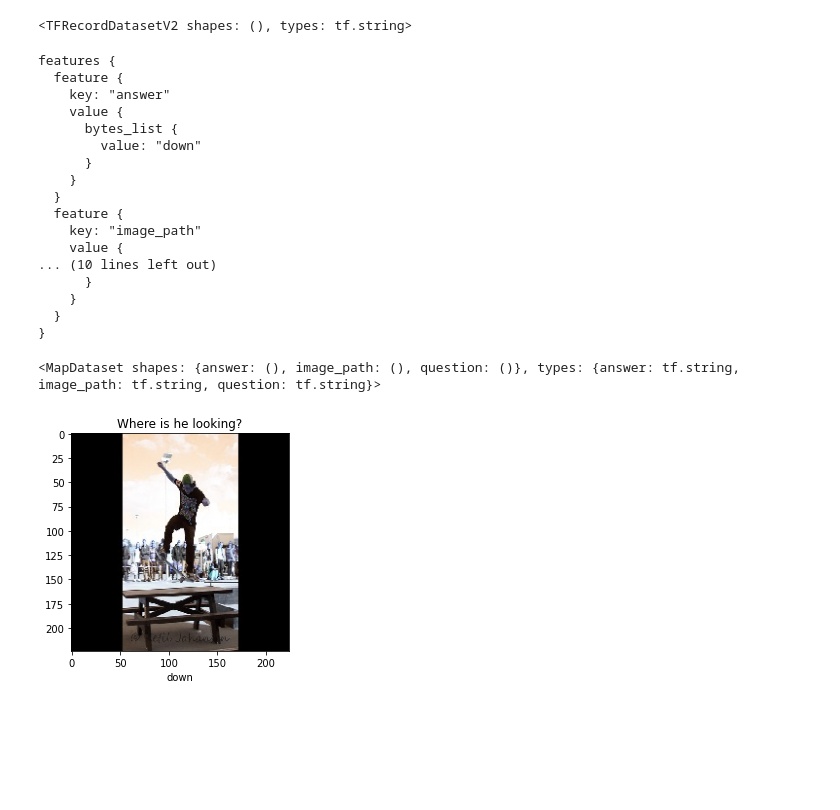
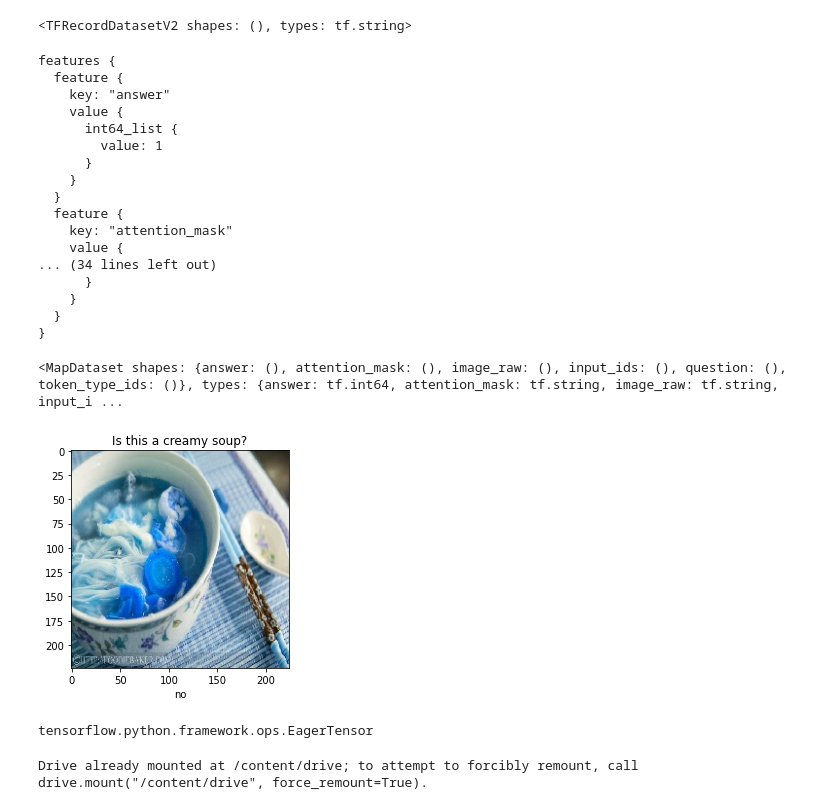
Before and after one commit to abnormal-distribution/AC295_abnormal-distribution, a Jupyter notebook: submissions/practicum2_Abnormal-Distribution/TFRecords.ipynb, the cells around one changed output. Saved outputs shown, nothing was run; the diff lists cells and outputs as text; code cells hidden in the pictures; blank space fills up the shorter version.

Commit message:
TFRecords and Pipeline Updated

```diff
--- a/submissions/practicum2_Abnormal-Distribution/TFRecords.ipynb
+++ b/submissions/practicum2_Abnormal-Distribution/TFRecords.ipynb
@@ -220,0 +156,20 @@ def answers_data(train, valid):
+# %%
+# Get Top K answers
+def get_top_K_answers(k):
+    anno_train = json.load(open(f'/content/data/v2_mscoco_train2014_annotations.json', 'r'))
+    anno_val = json.load(open(f'/content/data/v2_mscoco_val2014_annotations.json', 'r'))
+    answers = []
+
+    for i in range(len(anno_train['annotations'])):
+        answers.append(anno_train['annotations'][i]['multiple_choice_answer'])
+
+    for i in range(len(anno_val['annotations'])):
+        answers.append(anno_val['annotations'][i]['multiple_choice_answer'])
+
+    answers = Counter(answers)
+    answers = pd.Series(answers, name="frequency")
+    answers = answers.to_frame().sort_values("frequency", axis=0, ascending=False)
+    answers.iloc[:k].to_csv("/content/data/answers.csv")
+    answers = answers.index[:k]
+
+    return list(answers)
@@ -249,2 +293,5 @@ Validation Images Extracted
+# %%
+K = 10
+top_answers = get_top_K_answers(K)
 # %% [markdown]
 ### Create TFRecords Dataset
@@ -255,7 +301,7 @@ answers_data(ans_train, ans_val)
 # %% [markdown]
 ### Read TFRecords Dataset
 # %%
-filenames = ['/content/data/vqa_raw_val2014.tfrecords']
+filenames = ['/content/data/val2014_tf/vaq_raw_val2014_00-of-10.records']
 raw_dataset = tf.data.TFRecordDataset(filenames)
 raw_dataset
 # %% [output]
@@ -270,42 +316,53 @@ features {
   feature {
     key: "answer"
     value {
-      bytes_list {
-        value: "down"
+      int64_list {
+        value: 1
       }
     }
   }
   feature {
-    key: "image_path"
+    key: "attention_mask"
     value {
-... (10 lines left out)
+... (34 lines left out)
       }
     }
   }
 }
 # %%
 # Create a dictionary describing the features.
-image_feature_description = {
-    'image_path': tf.io.FixedLenFeature([], tf.string),
-    'question': tf.io.FixedLenFeature([], tf.string),
-    'answer': tf.io.FixedLenFeature([], tf.string)
+image_features={
+    'image_raw': tf.io.FixedLenFeature([], tf.string),
+    'question' : tf.io.FixedLenFeature([], tf.string),
+    'input_ids': tf.io.FixedLenFeature([], tf.string),
+    'token_type_ids': tf.io.FixedLenFeature([], tf.string),
+    'attention_mask': tf.io.FixedLenFeature([], tf.string),
+    'answer': tf.io.FixedLenFeature([], tf.int64)
 }
 
 def _parse_image_function(example_proto):
   # Parse the input tf.train.Example proto using the dictionary above.
-  return tf.io.parse_single_example(example_proto, image_feature_description)
+  return tf.io.parse_single_example(example_proto, image_features)
 
 parsed_image_dataset = raw_dataset.map(_parse_image_function)
 parsed_image_dataset
 # %% [output]
-<MapDataset shapes: {answer: (), image_path: (), question: ()}, types: {answer: tf.string, image_path: tf.string, question: tf.string}>
+<MapDataset shapes: {answer: (), attention_mask: (), image_raw: (), input_ids: (), question: (), token_type_ids: ()}, types: {answer: tf.int64, attention_mask: tf.string, image_raw: tf.string, input_i ...
 # %%
 for image_features in parsed_image_dataset:
-    image_path = image_features['image_path'].numpy()
-    img = cv2.imread(image_path.decode('utf-8'))
+    img = tf.io.decode_jpeg(image_features['image_raw'], 3)
     plt.imshow(img)
     plt.title(image_features['question'].numpy().decode('utf-8'))
-    plt.xlabel(image_features['answer'].numpy().decode('utf-8'))
+    plt.xlabel(top_answers[image_features['answer'].numpy()])
     break
 # %% [output]
-[figure, old version]
+[figure, new version]
+# %%
+type(image_features['question']) #.numpy().decode('utf-8'))
+# %% [output]
+tensorflow.python.framework.ops.EagerTensor
+# %%
+from google.colab import drive
+drive.mount('/content/drive', force_remount=False)
+# %% [output]
+Drive already mounted at /content/drive; to attempt to forcibly remount, call drive.mount("/content/drive", force_remount=True).
```
Also changed, not shown: parts of 12 cells of this notebook, 1 other file.
